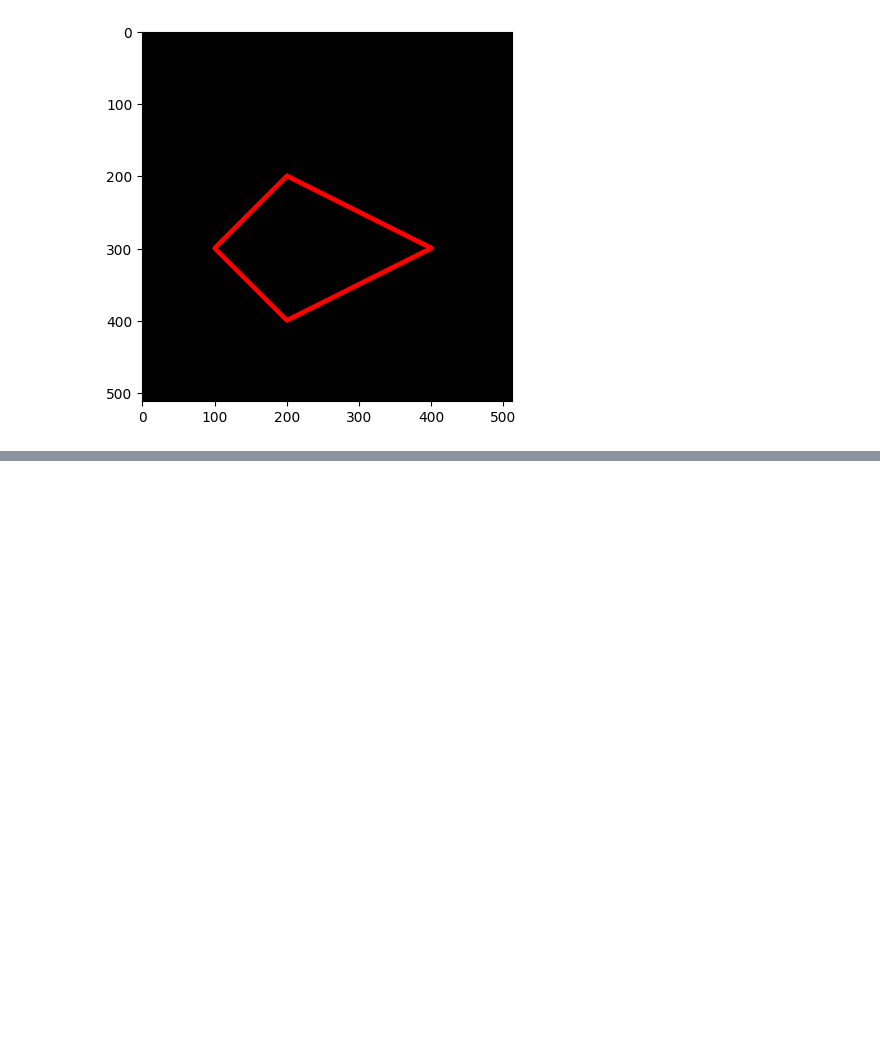
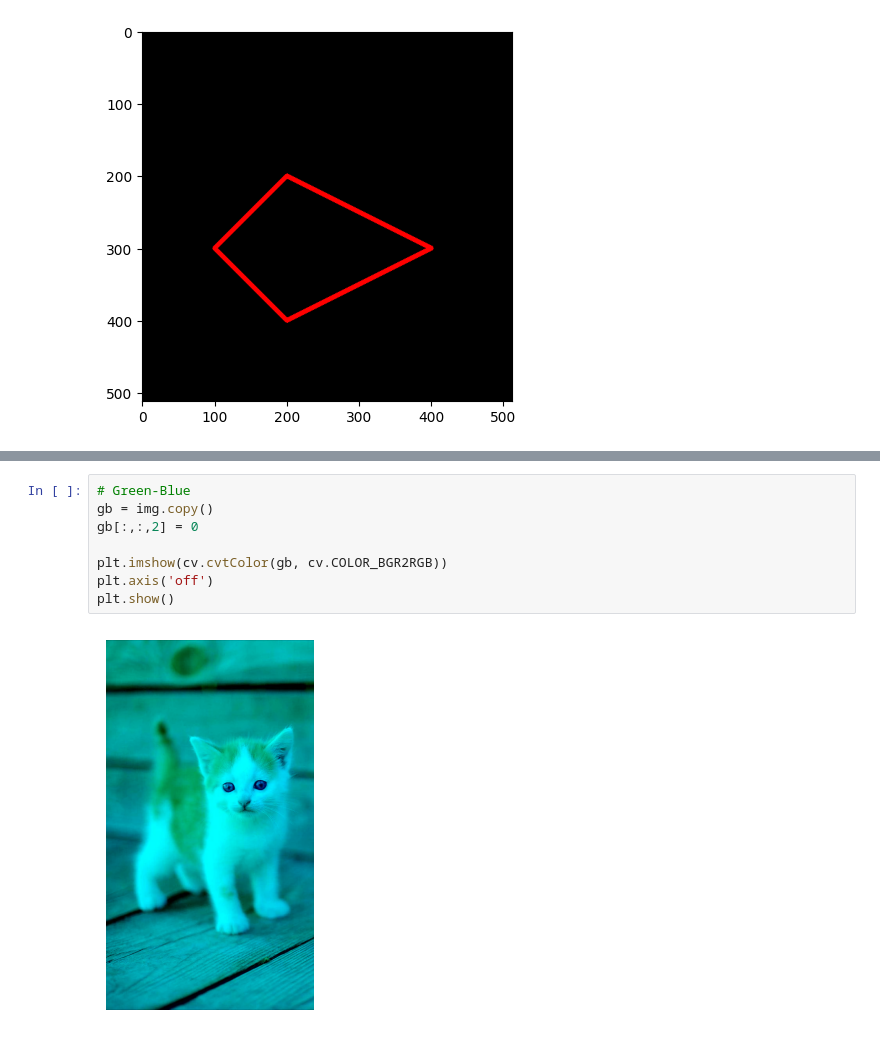
Before and after one commit to filladani/PCVK_2024, a Jupyter notebook: week2.ipynb, the cells around one changed output, grey strips where cells are left out. Saved outputs shown, nothing was run; the diff lists cells and outputs as text; blank space fills up the shorter version.

```diff
--- a/week2.ipynb
+++ b/week2.ipynb
@@ -127,0 +152,10 @@ plt.imshow(black_img2)
+# %%
+# Green-Blue
+gb = img.copy()
+gb[:,:,2] = 0
+
+plt.imshow(cv.cvtColor(gb, cv.COLOR_BGR2RGB))
+plt.axis('off')
+plt.show()
+# %% [output]
+[figure, added]
```
Also changed, not shown: parts of 9 cells of this notebook.
